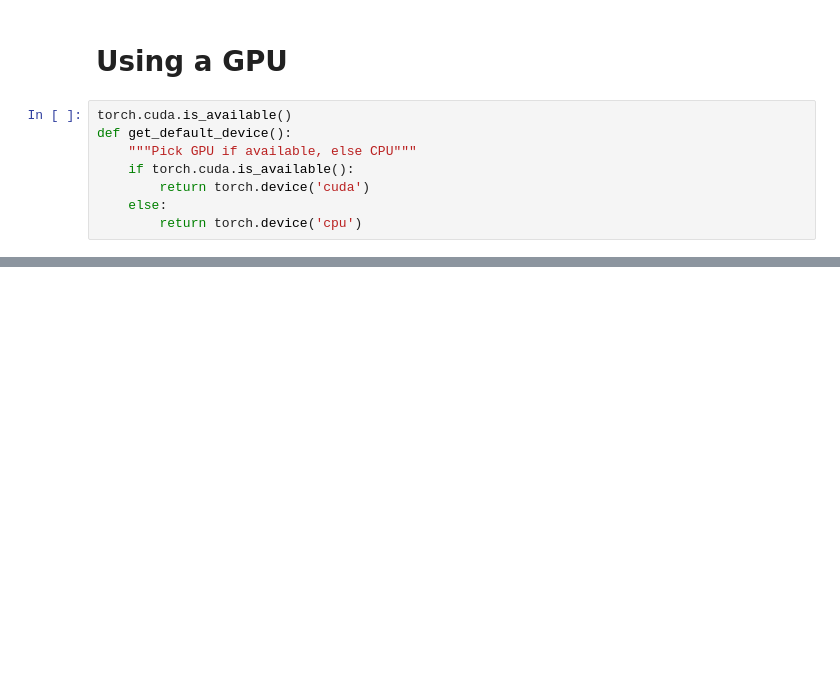
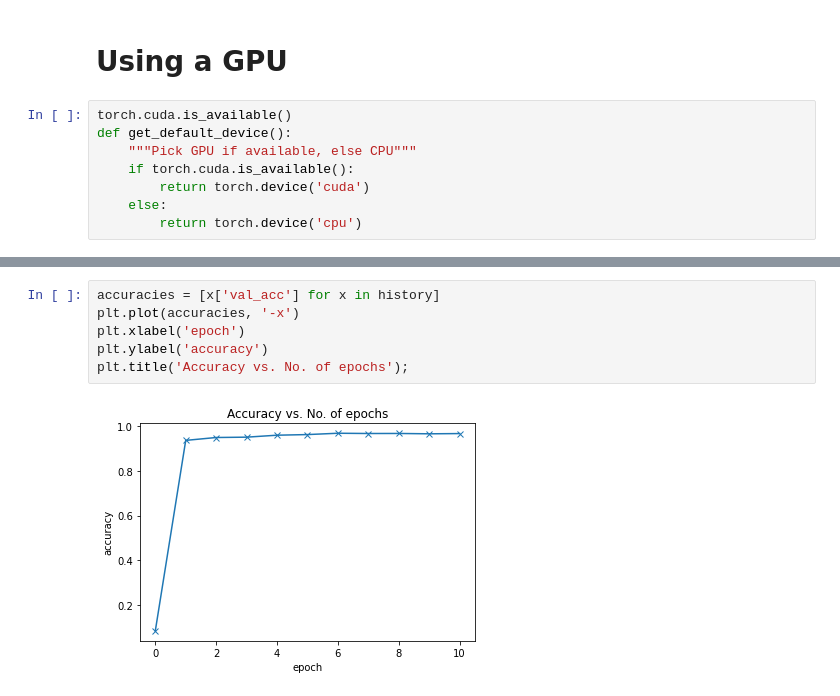
Before and after one commit to LinLinLinzp/DL_with_PyTorch, a Jupyter notebook: 04_Train_with_GPU.ipynb, the cells around one changed output, grey strips where cells are left out. Cells and saved outputs as stored; diff of their text form; blank space fills up the shorter version.

```diff
--- a/04_Train_with_GPU.ipynb
+++ b/04_Train_with_GPU.ipynb
@@ -139,0 +251,8 @@ device(type='cpu')
+# %%
+accuracies = [x['val_acc'] for x in history]
+plt.plot(accuracies, '-x')
+plt.xlabel('epoch')
+plt.ylabel('accuracy')
+plt.title('Accuracy vs. No. of epochs');
+# %% [output]
+[figure, added]
```
Also changed, not shown: parts of 15 cells of this notebook.
